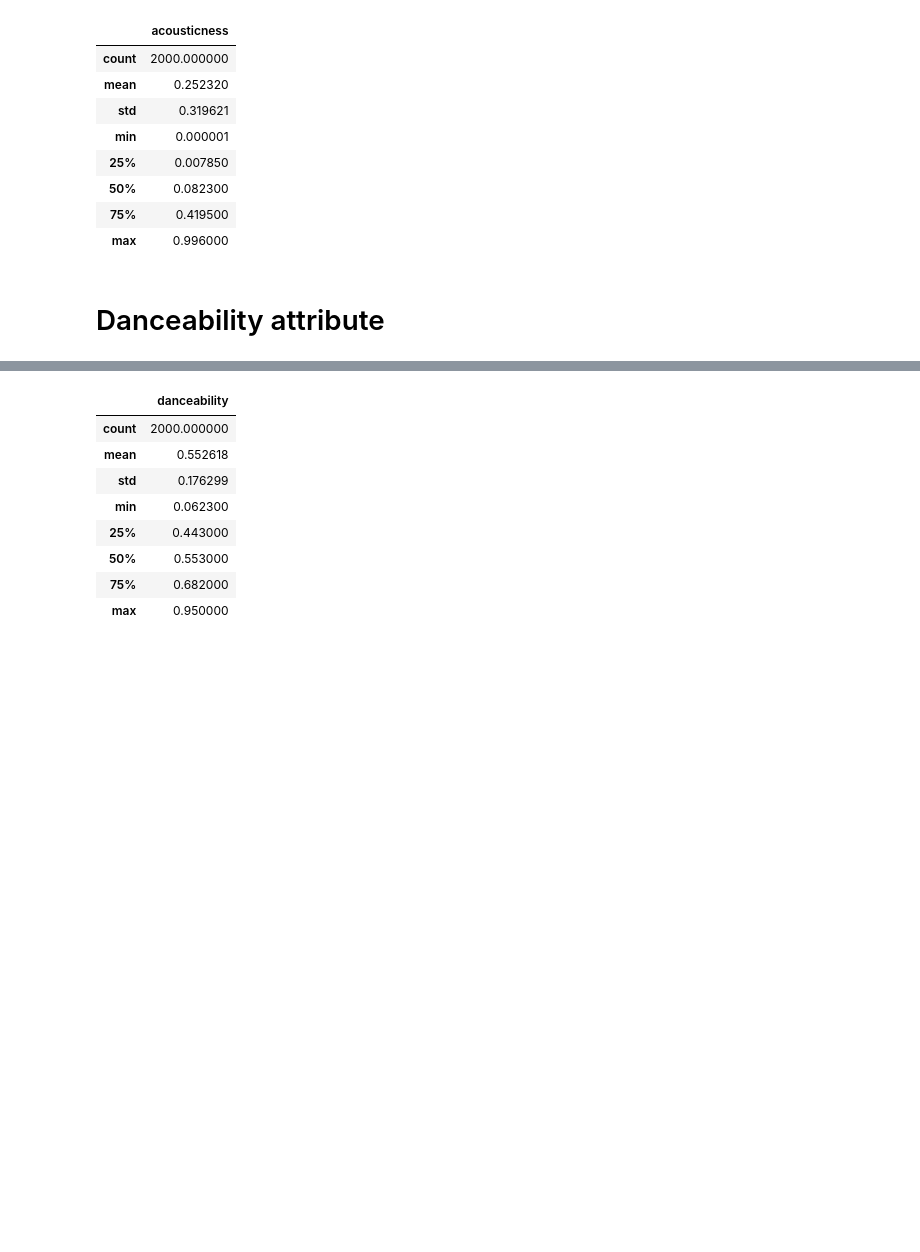
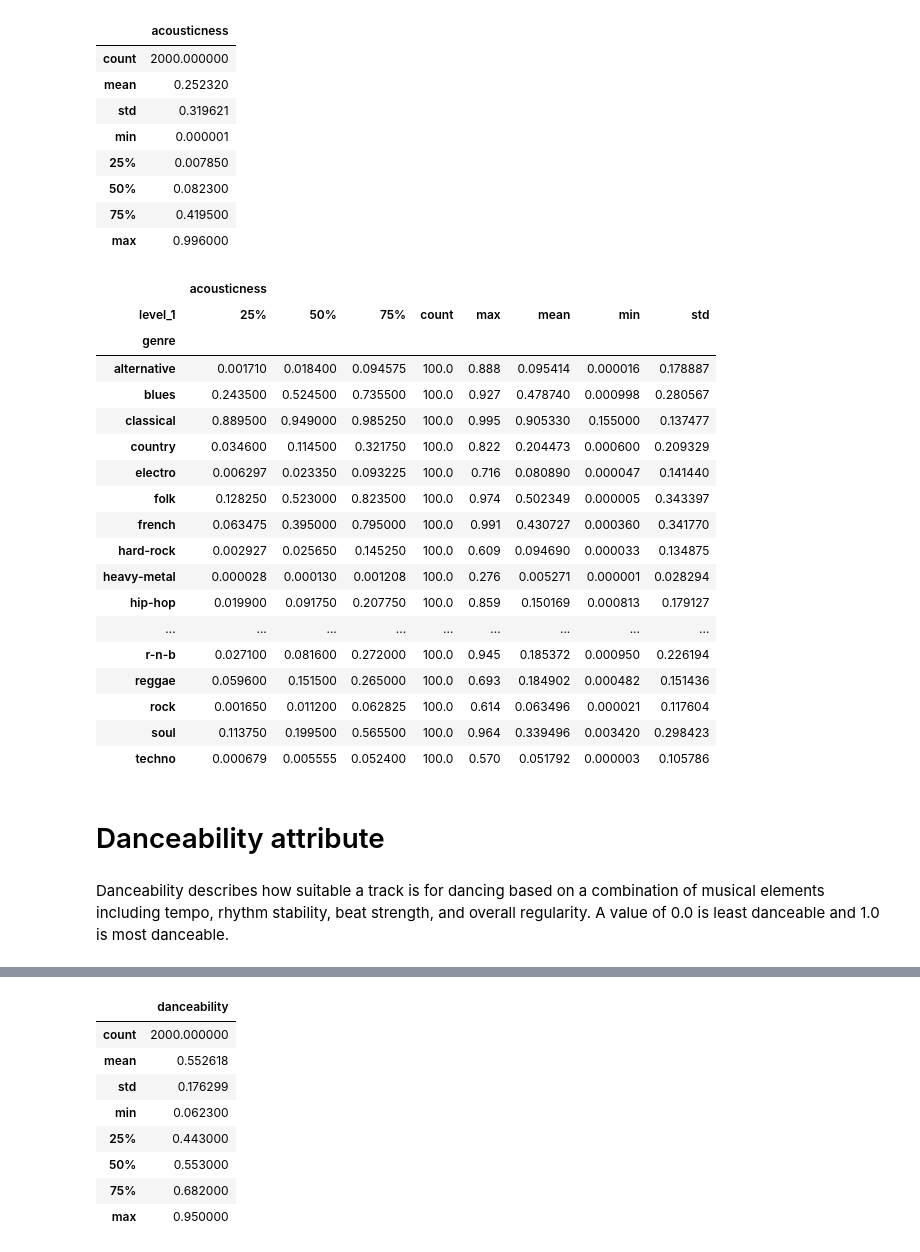
Before and after one commit to AelHenri/Genrify, a Jupyter notebook: Genrify.ipynb, the cells around one changed output, grey strips where cells are left out. Saved outputs shown, nothing was run; the diff lists cells and outputs as text; code cells hidden in the pictures; blank space fills up the shorter version.

Commit message:
Stats & descriptions

```diff
--- a/Genrify.ipynb
+++ b/Genrify.ipynb
@@ -109,8 +111,35 @@ acousticness.describe()
 | 50% | 0.082300 |
 | 75% | 0.419500 |
 | max | 0.996000 |
+# %%
+tmp_acous_stats = data.groupby('genre')['acousticness'].describe().reset_index()
+acous_stats = tmp_acous_stats.pivot(index='genre',columns='level_1',values=None)
+acous_stats.columns.name = ''
+acous_stats
+# %% [output]
+|  | acousticness |  |  |  |  |  |  |  |
+| level_1 | 25% | 50% | 75% | count | max | mean | min | std |
+| genre |  |  |  |  |  |  |  |  |
+| alternative | 0.001710 | 0.018400 | 0.094575 | 100.0 | 0.888 | 0.095414 | 0.000016 | 0.178887 |
+| blues | 0.243500 | 0.524500 | 0.735500 | 100.0 | 0.927 | 0.478740 | 0.000998 | 0.280567 |
+| classical | 0.889500 | 0.949000 | 0.985250 | 100.0 | 0.995 | 0.905330 | 0.155000 | 0.137477 |
+| country | 0.034600 | 0.114500 | 0.321750 | 100.0 | 0.822 | 0.204473 | 0.000600 | 0.209329 |
+| electro | 0.006297 | 0.023350 | 0.093225 | 100.0 | 0.716 | 0.080890 | 0.000047 | 0.141440 |
+| folk | 0.128250 | 0.523000 | 0.823500 | 100.0 | 0.974 | 0.502349 | 0.000005 | 0.343397 |
+| french | 0.063475 | 0.395000 | 0.795000 | 100.0 | 0.991 | 0.430727 | 0.000360 | 0.341770 |
+| hard-rock | 0.002927 | 0.025650 | 0.145250 | 100.0 | 0.609 | 0.094690 | 0.000033 | 0.134875 |
+| heavy-metal | 0.000028 | 0.000130 | 0.001208 | 100.0 | 0.276 | 0.005271 | 0.000001 | 0.028294 |
+| hip-hop | 0.019900 | 0.091750 | 0.207750 | 100.0 | 0.859 | 0.150169 | 0.000813 | 0.179127 |
+| ... | ... | ... | ... | ... | ... | ... | ... | ... |
+| r-n-b | 0.027100 | 0.081600 | 0.272000 | 100.0 | 0.945 | 0.185372 | 0.000950 | 0.226194 |
+| reggae | 0.059600 | 0.151500 | 0.265000 | 100.0 | 0.693 | 0.184902 | 0.000482 | 0.151436 |
+| rock | 0.001650 | 0.011200 | 0.062825 | 100.0 | 0.614 | 0.063496 | 0.000021 | 0.117604 |
+| soul | 0.113750 | 0.199500 | 0.565500 | 100.0 | 0.964 | 0.339496 | 0.003420 | 0.298423 |
+| techno | 0.000679 | 0.005555 | 0.052400 | 100.0 | 0.570 | 0.051792 | 0.000003 | 0.105786 |
 # %% [markdown]
 # Danceability attribute
+# %% [markdown]
+Danceability describes how suitable a track is for dancing based on a combination of musical elements including tempo, rhythm stability, beat strength, and overall regularity. A value of 0.0 is least danceable and 1.0 is most danceable.
 # %%
 danceability = data[['danceability']]
 danceability_genre = data.loc[:,['danceability','genre']]
```
Also changed, not shown: parts of 26 cells of this notebook.
